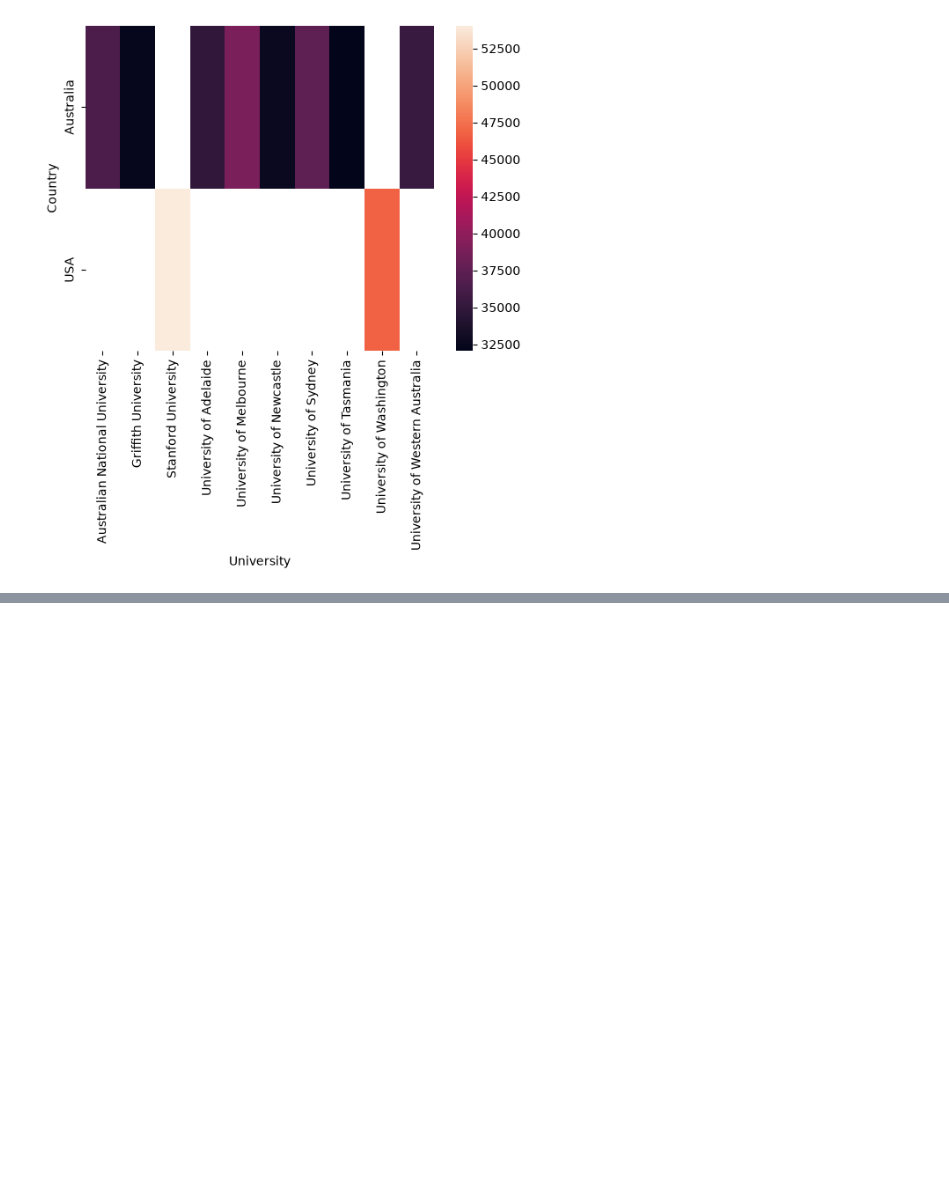
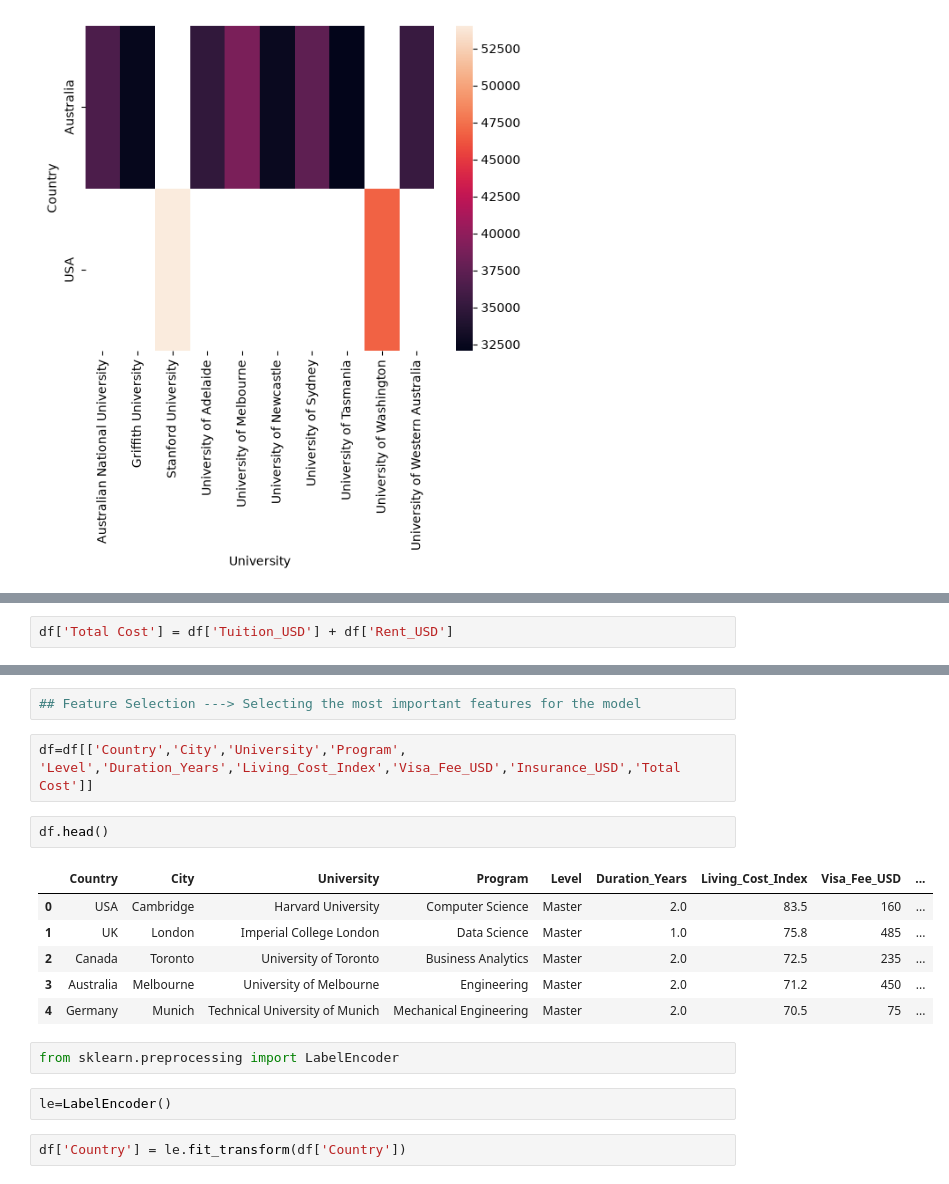
Before and after one commit to SuryanshTiwari18/Demo-ML-models, a Jupyter notebook: Demo-1/demo1_ML_Project.ipynb, the cells around one changed output, grey strips where cells are left out. Saved outputs shown, nothing was run; the diff lists cells and outputs as text; blank space fills up the shorter version.

```diff
--- a/Demo-1/demo1_ML_Project.ipynb
+++ b/Demo-1/demo1_ML_Project.ipynb
@@ -506,0 +518,2 @@ sns.heatmap(data)
+# %%
+df['Total Cost'] = df['Tuition_USD'] + df['Rent_USD']
@@ -506,0 +529,19 @@ sns.heatmap(data)
+# %%
+## Feature Selection ---> Selecting the most important features for the model
+# %%
+df=df[['Country','City','University','Program', 'Level','Duration_Years','Living_Cost_Index','Visa_Fee_USD','Insurance_USD','Total Cost']]
+# %%
+df.head()
+# %% [output]
+|  | Country | City | University | Program | Level | Duration_Years | Living_Cost_Index | Visa_Fee_USD | ... |
+| 0 | USA | Cambridge | Harvard University | Computer Science | Master | 2.0 | 83.5 | 160 | ... |
+| 1 | UK | London | Imperial College London | Data Science | Master | 1.0 | 75.8 | 485 | ... |
+| 2 | Canada | Toronto | University of Toronto | Business Analytics | Master | 2.0 | 72.5 | 235 | ... |
+| 3 | Australia | Melbourne | University of Melbourne | Engineering | Master | 2.0 | 71.2 | 450 | ... |
+| 4 | Germany | Munich | Technical University of Munich | Mechanical Engineering | Master | 2.0 | 70.5 | 75 | ... |
+# %%
+from sklearn.preprocessing import LabelEncoder
+# %%
+le=LabelEncoder()
+# %%
+df['Country'] = le.fit_transform(df['Country'])
```
Also changed, not shown: parts of 86 cells of this notebook.
